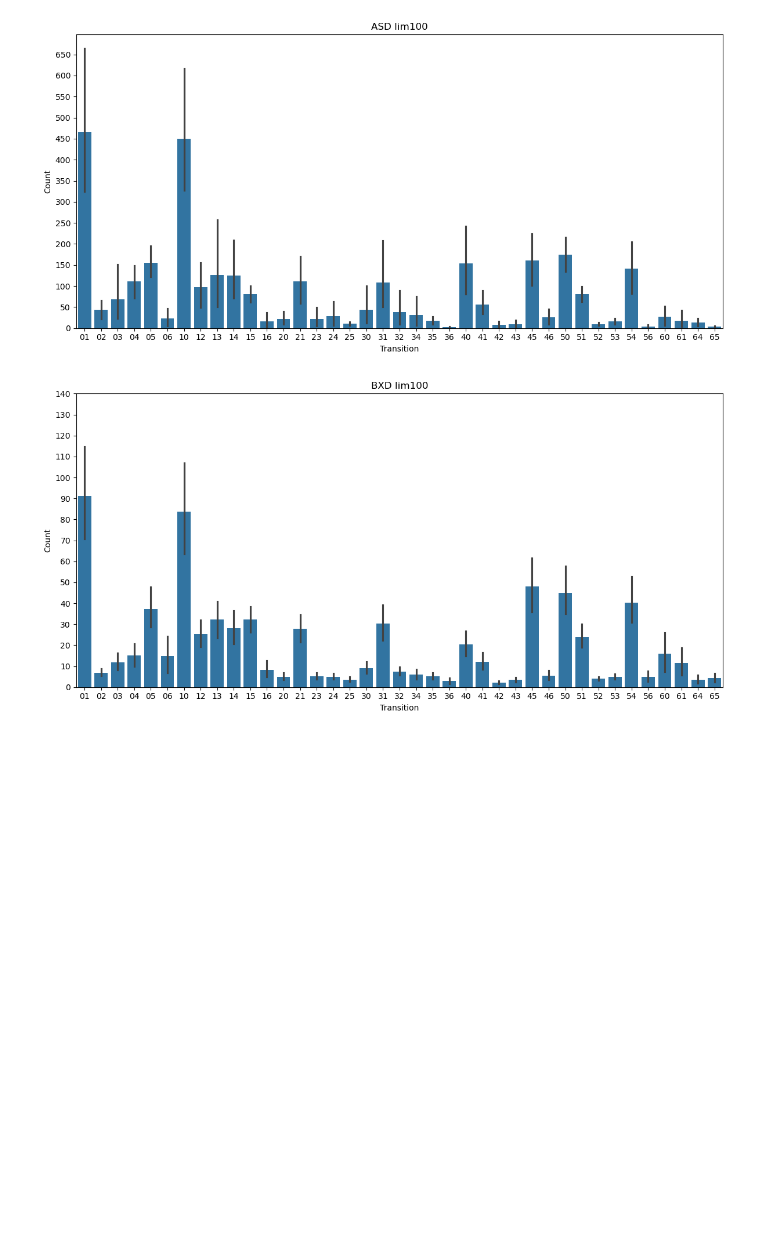
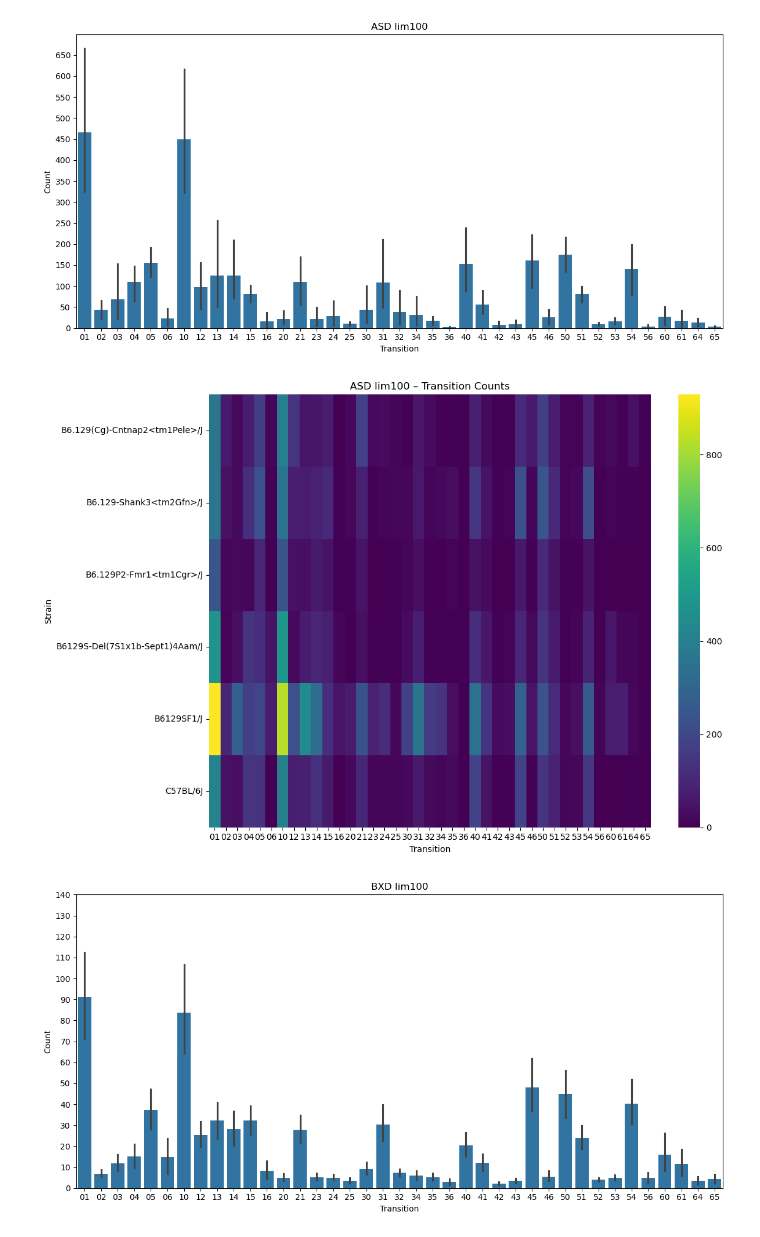
Before and after one commit to brigbrog/Syntactic-Grooming, a Jupyter notebook: visualize/transition_plots.ipynb, the cells around one changed output. Saved outputs shown, nothing was run; the diff lists cells and outputs as text; code cells hidden in the pictures; blank space fills up the shorter version.

Commit message:
heatmap plots for transition count with strain stratification

```diff
--- a/visualize/transition_plots.ipynb
+++ b/visualize/transition_plots.ipynb
@@ -250,9 +266,9 @@ JABS_lim100_fulltran = pd.read_csv(
 # %%
 plt.figure(figsize=(12, 6))
 
-count_df = (ASD_lim100_fulltran.groupby(['target', 'strain'], observed=True).size().reset_index(name='count'))
+asd_count_df = (ASD_lim100_fulltran.groupby(['target', 'strain'], observed=True).size().reset_index(name='count'))
 
-ax = sns.barplot(data=count_df, x='target', y='count')
+ax = sns.barplot(data=asd_count_df, x='target', y='count')
 
 plt.ylabel('Count')
 plt.xlabel('Transition')
@@ -264,6 +280,25 @@ plt.tight_layout()
 plt.show()
 # %% [output]
 [figure]
+# %%
+asd_heatmap_df = asd_count_df.pivot(index='strain', columns='target', values='count').fillna(0)
+plt.figure(figsize=(12, 8))
+
+ax = sns.heatmap(
+    asd_heatmap_df,
+    cmap='viridis',
+    #linewidths=0.5,
+    #linecolor='white'
+)
+
+ax.set_xlabel('Transition')
+ax.set_ylabel('Strain')
+ax.set_title('ASD lim100 – Transition Counts')
+
+plt.tight_layout()
+plt.show()
+# %% [output]
+[figure, added]
 # %%
 plt.figure(figsize=(12, 6))
 
```
Also changed, not shown: parts of 6 cells of this notebook.
